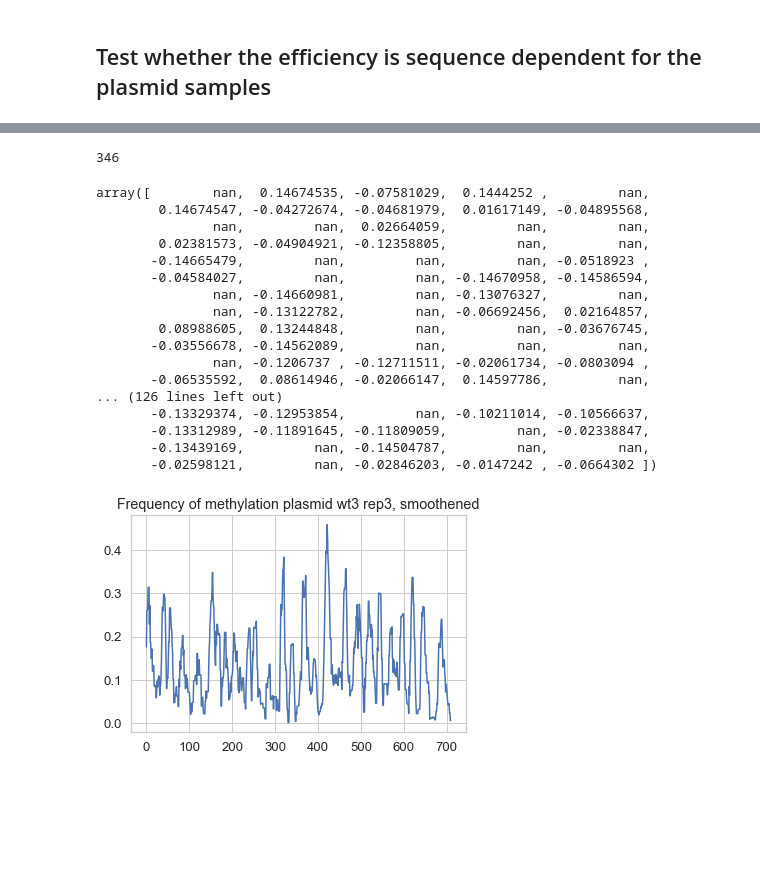
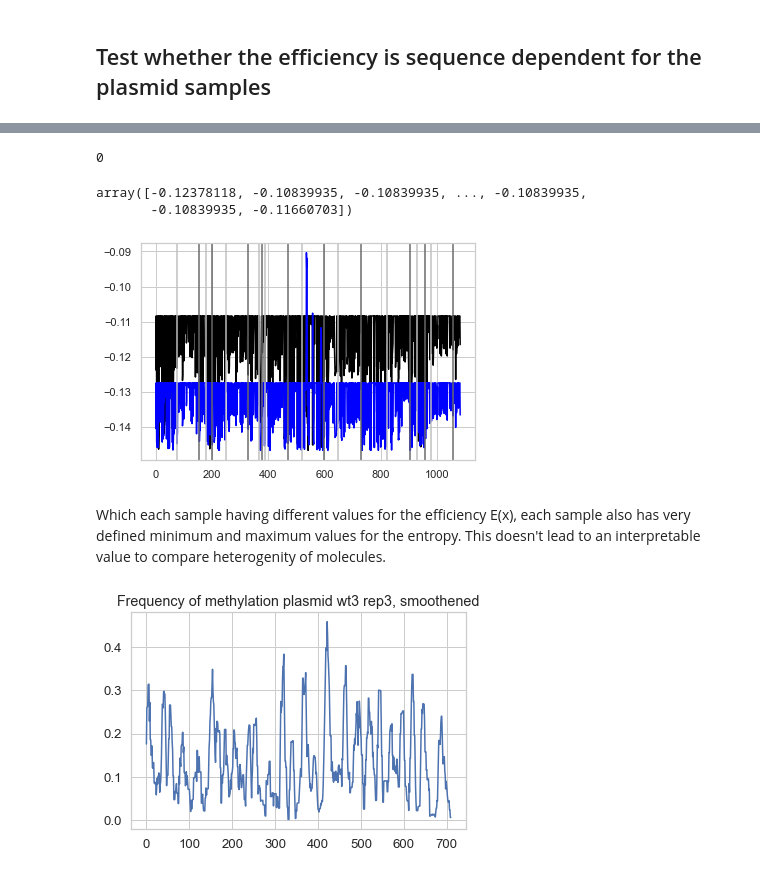
Before and after one commit to KarolineHoller/nanopore_methylation, a Jupyter notebook: ARS305_entropy.ipynb, the cells around one changed output, grey strips where cells are left out. Saved outputs shown, nothing was run; the diff lists cells and outputs as text; code cells hidden in the pictures; blank space fills up the shorter version.

```diff
--- a/ARS305_entropy.ipynb
+++ b/ARS305_entropy.ipynb
@@ -306,39 +294,34 @@ Text(0.5, 1.0, 'probability of being nucleosome free, ARS305 wt rep3')
 # %%
-(prob_wt3==1).sum() #346
-
 #If we use the effiency of methylation to correct for unseen ones, in ~50 % of the positions,
 #the probability of being nucleosome free is 1.
 #The efficiency of the methylation reaction seems to be a aproblem here.
 
 #If we leave out this correction, the probability of neucleosome-free is between 0 und 0.69.
 # %% [output]
-346
+0
 # %%
 #Entropy for position x is then:
 #S = -(P*logP + (1-P)*log(1-P))
 
 def shannon_entropy(P):
     return -(P*np.log(P) - (1-P)*np.log(1-P))
-
-shannon_entropy(prob_wt3)
 # %% [output]
-array([        nan,  0.14674535, -0.07581029,  0.1444252 ,         nan,
-        0.14674547, -0.04272674, -0.04681979,  0.01617149, -0.04895568,
-               nan,         nan,  0.02664059,         nan,         nan,
-        0.02381573, -0.04904921, -0.12358805,         nan,         nan,
-       -0.14665479,         nan,         nan,         nan, -0.0518923 ,
-       -0.04584027,         nan,         nan, -0.14670958, -0.14586594,
-               nan, -0.14660981,         nan, -0.13076327,         nan,
-               nan, -0.13122782,         nan, -0.06692456,  0.02164857,
-        0.08988605,  0.13244848,         nan,         nan, -0.03676745,
-       -0.03556678, -0.14562089,         nan,         nan,         nan,
-               nan, -0.1206737 , -0.12711511, -0.02061734, -0.0803094 ,
-       -0.06535592,  0.08614946, -0.02066147,  0.14597786,         nan,
-... (126 lines left out)
-       -0.13329374, -0.12953854,         nan, -0.10211014, -0.10566637,
-       -0.13312989, -0.11891645, -0.11809059,         nan, -0.02338847,
-       -0.13439169,         nan, -0.14504787,         nan,         nan,
-       -0.02598121,         nan, -0.02846203, -0.0147242 , -0.0664302 ])
+array([-0.12378118, -0.10839935, -0.10839935, ..., -0.10839935,
+       -0.10839935, -0.11660703])
+# %%
+shannon_entropy(prob_wt3)
+
+sns.lineplot(x=range(1084), y = shannon_entropy(prob_wt3), color="black")
+sns.lineplot(x=range(1084), y = shannon_entropy(prob_dies61), color="blue")
+
+for border in ARS305_anno.loc[:, "pos_start"]:
+    plt.axvline(border, color = "silver")
+for border in ARS305_anno.loc[:, "pos_stop"]:
+    plt.axvline(border, color = "dimgray")
+# %% [output]
+[figure, added]
+# %% [markdown]
+Which each sample having different values for the efficiency E(x), each sample also has very defined minimum and maximum values for the entropy. This doesn't lead to an interpretable value to compare heterogenity of molecules.
 # %%
 # Does smoothing helps against zero-inflation of control?
 #pool replicates of the same condition
```
Also changed, not shown: parts of 18 cells of this notebook.
